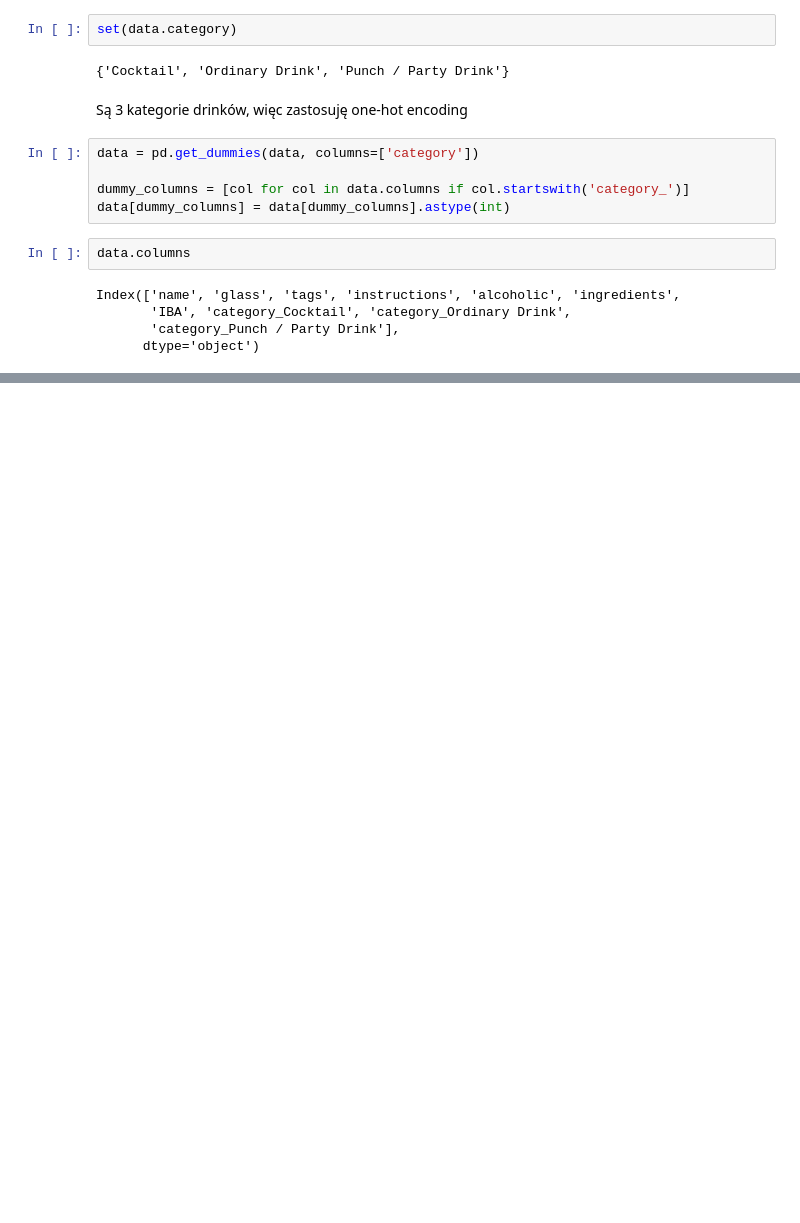
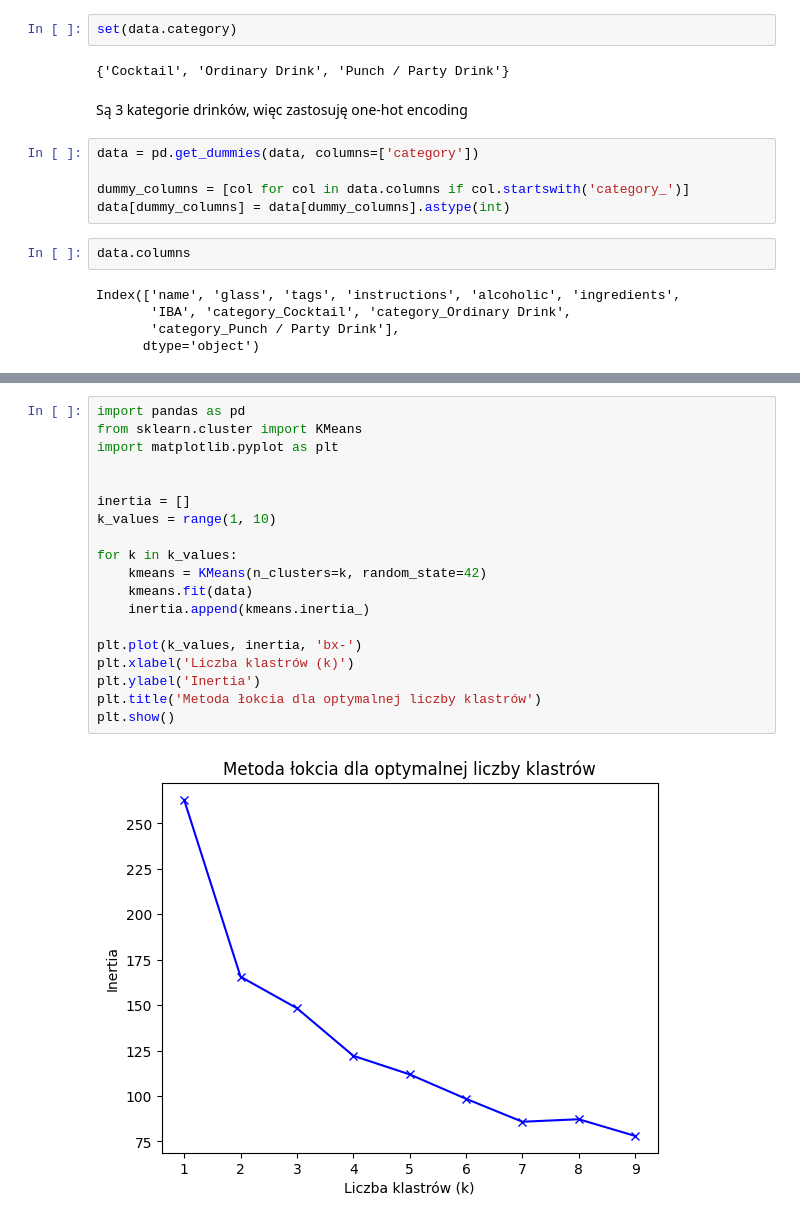
Before and after one commit to Afraiven/CocktailDB-EDA-and-Clustering, a Jupyter notebook: Untitled.ipynb, the cells around one changed output, grey strips where cells are left out. Cells and saved outputs as stored; diff of their text form; blank space fills up the shorter version.

```diff
--- a/Untitled.ipynb
+++ b/Untitled.ipynb
@@ -142,0 +167,21 @@ data.head()
+# %%
+import pandas as pd
+from sklearn.cluster import KMeans
+import matplotlib.pyplot as plt
+
+
+inertia = []
+k_values = range(1, 10)
+
+for k in k_values:
+    kmeans = KMeans(n_clusters=k, random_state=42)
+    kmeans.fit(data)
+    inertia.append(kmeans.inertia_)
+
+plt.plot(k_values, inertia, 'bx-')
+plt.xlabel('Liczba klastrów (k)')
+plt.ylabel('Inertia')
+plt.title('Metoda łokcia dla optymalnej liczby klastrów')
+plt.show()
+# %% [output]
+[figure, added]
```
Also changed, not shown: parts of 13 cells of this notebook.
